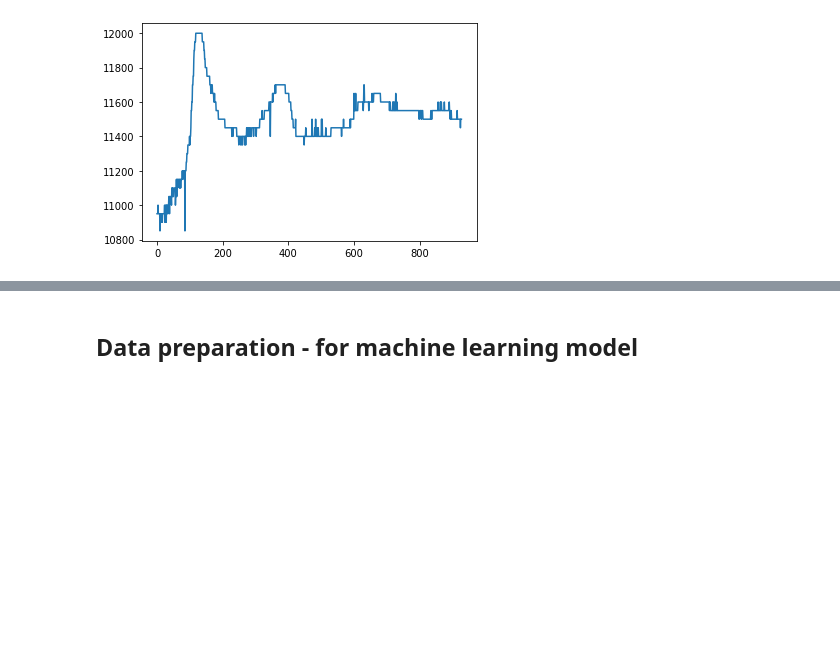
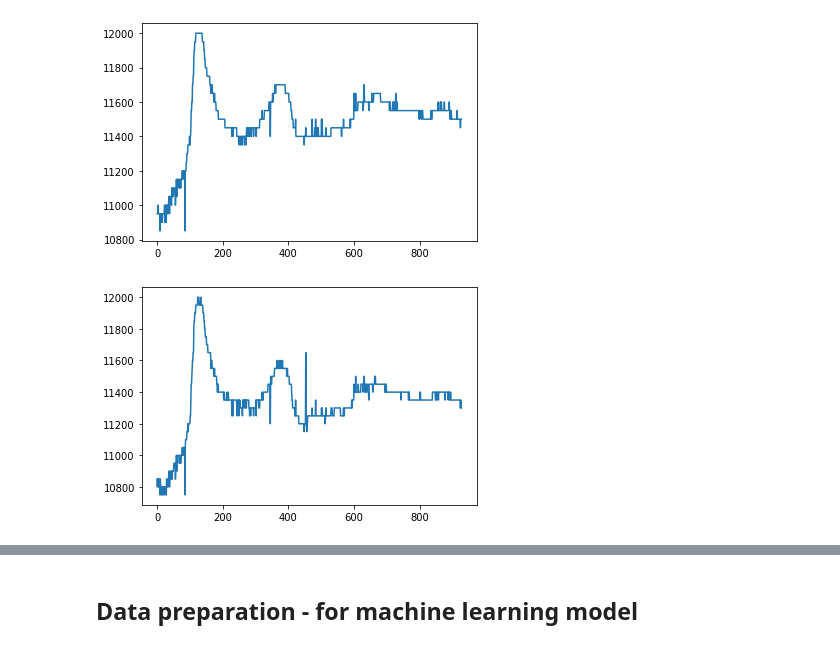
Before and after one commit to dewirizki/bangkit2021_machinelearning, a Jupyter notebook: price-recommender-dev.ipynb, the cells around one changed output, grey strips where cells are left out. Drawn from its saved outputs; the diff is of its cells as text; code cells hidden in the pictures; blank space fills up the shorter version.

```diff
--- a/price-recommender-dev.ipynb
+++ b/price-recommender-dev.ipynb
@@ -64,3 +69,10 @@ plt.plot(range(len(HARGA_PANGAN_BERAS)), HARGA_PANGAN_BERAS)
 plt.show()
 # %% [output]
 [figure]
+# %%
+# Harga Beras Medium - Beras Kualitas Medium II (kg)
+BERAS_MEDIUM = np.delete(HARGA_PANGAN['Beras Kualitas Medium II (kg)'].values, 0).astype(int)
+plt.plot(range(len(BERAS_MEDIUM)), BERAS_MEDIUM)
+plt.show()
+# %% [output]
+[figure, added]
```
Also changed, not shown: parts of 19 cells of this notebook, 17 other files.
